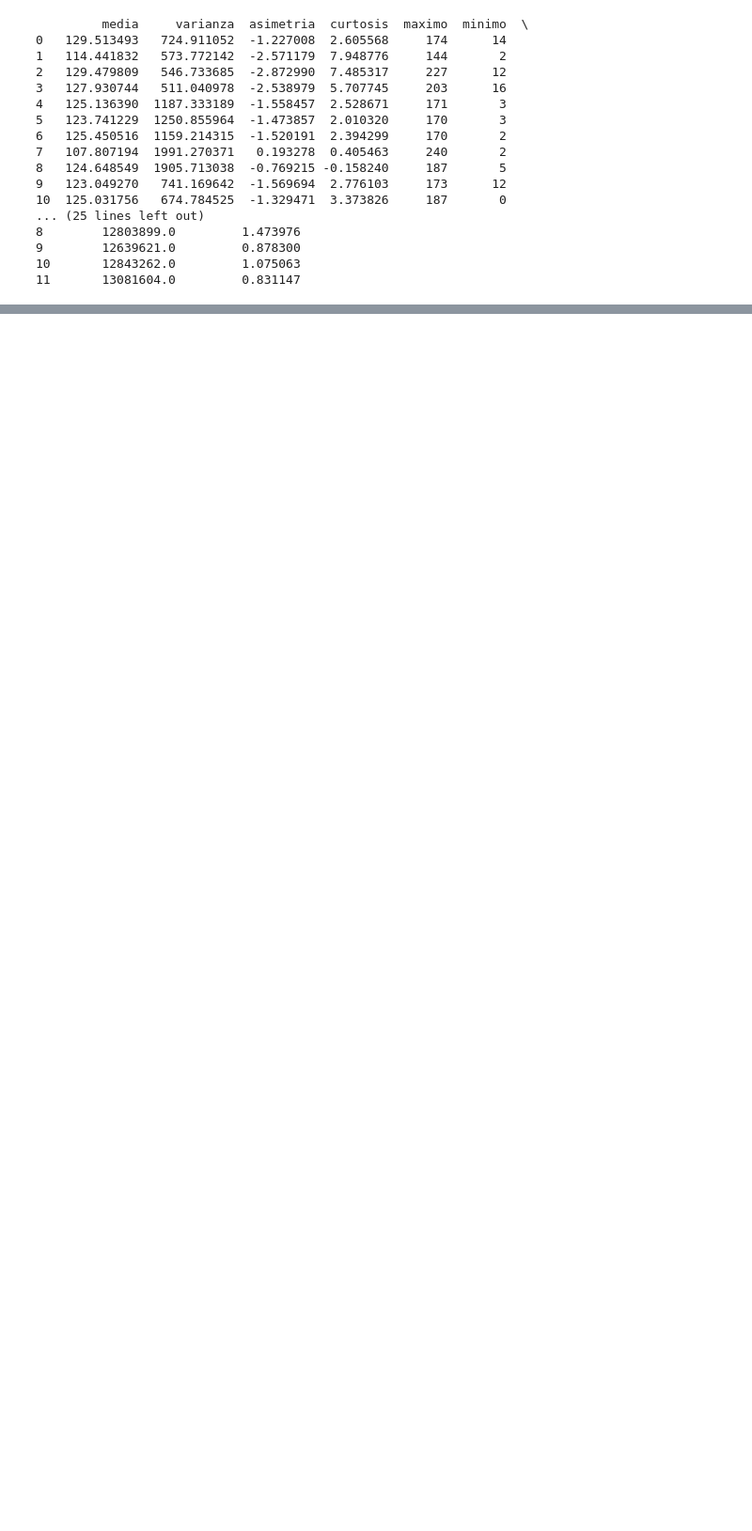
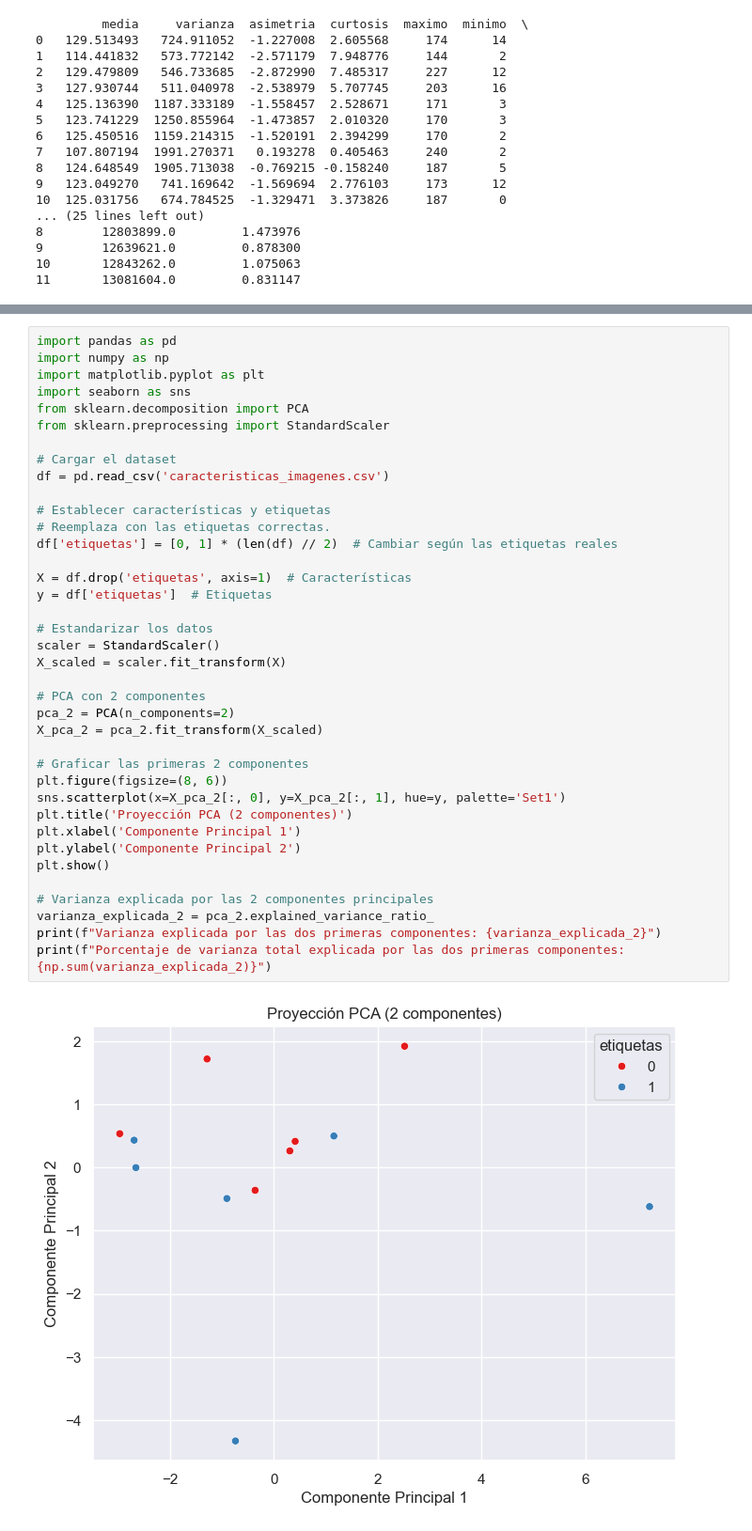
Before and after one commit to Camilocastellanos1002/Senales-III, a Jupyter notebook: Laboratorio/Laboratorio 5/Lab5_TDSIII_ChaparroCastellanos_JuanCamilo_Restrepo_Sebastian_Escobar.ipynb, the cells around one changed output, grey strips where cells are left out. Shown at 94% size. Saved outputs shown, nothing was run; the diff lists cells and outputs as text; blank space fills up the shorter version.

```diff
--- a/Laboratorio/Laboratorio 5/Lab5_TDSIII_ChaparroCastellanos_JuanCamilo_Restrepo_Sebastian_Escobar.ipynb
+++ b/Laboratorio/Laboratorio 5/Lab5_TDSIII_ChaparroCastellanos_JuanCamilo_Restrepo_Sebastian_Escobar.ipynb
@@ -242,0 +242,40 @@ plt.show()
+# %%
+import pandas as pd
+import numpy as np
+import matplotlib.pyplot as plt
+import seaborn as sns
+from sklearn.decomposition import PCA
+from sklearn.preprocessing import StandardScaler
+
+# Cargar el dataset
+df = pd.read_csv('caracteristicas_imagenes.csv')
+
+# Establecer características y etiquetas
+# Reemplaza con las etiquetas correctas.
+df['etiquetas'] = [0, 1] * (len(df) // 2)  # Cambiar según las etiquetas reales
+
+X = df.drop('etiquetas', axis=1)  # Características
+y = df['etiquetas']  # Etiquetas
+
+# Estandarizar los datos
+scaler = StandardScaler()
+X_scaled = scaler.fit_transform(X)
+
+# PCA con 2 componentes
+pca_2 = PCA(n_components=2)
+X_pca_2 = pca_2.fit_transform(X_scaled)
+
+# Graficar las primeras 2 componentes
+plt.figure(figsize=(8, 6))
+sns.scatterplot(x=X_pca_2[:, 0], y=X_pca_2[:, 1], hue=y, palette='Set1')
+plt.title('Proyección PCA (2 componentes)')
+plt.xlabel('Componente Principal 1')
+plt.ylabel('Componente Principal 2')
+plt.show()
+
+# Varianza explicada por las 2 componentes principales
+varianza_explicada_2 = pca_2.explained_variance_ratio_
+print(f"Varianza explicada por las dos primeras componentes: {varianza_explicada_2}")
+print(f"Porcentaje de varianza total explicada por las dos primeras componentes: {np.sum(varianza_explicada_2)}")
+# %% [output]
+[figure, added]
```
Also changed, not shown: parts of 15 cells of this notebook, 1 other file.
